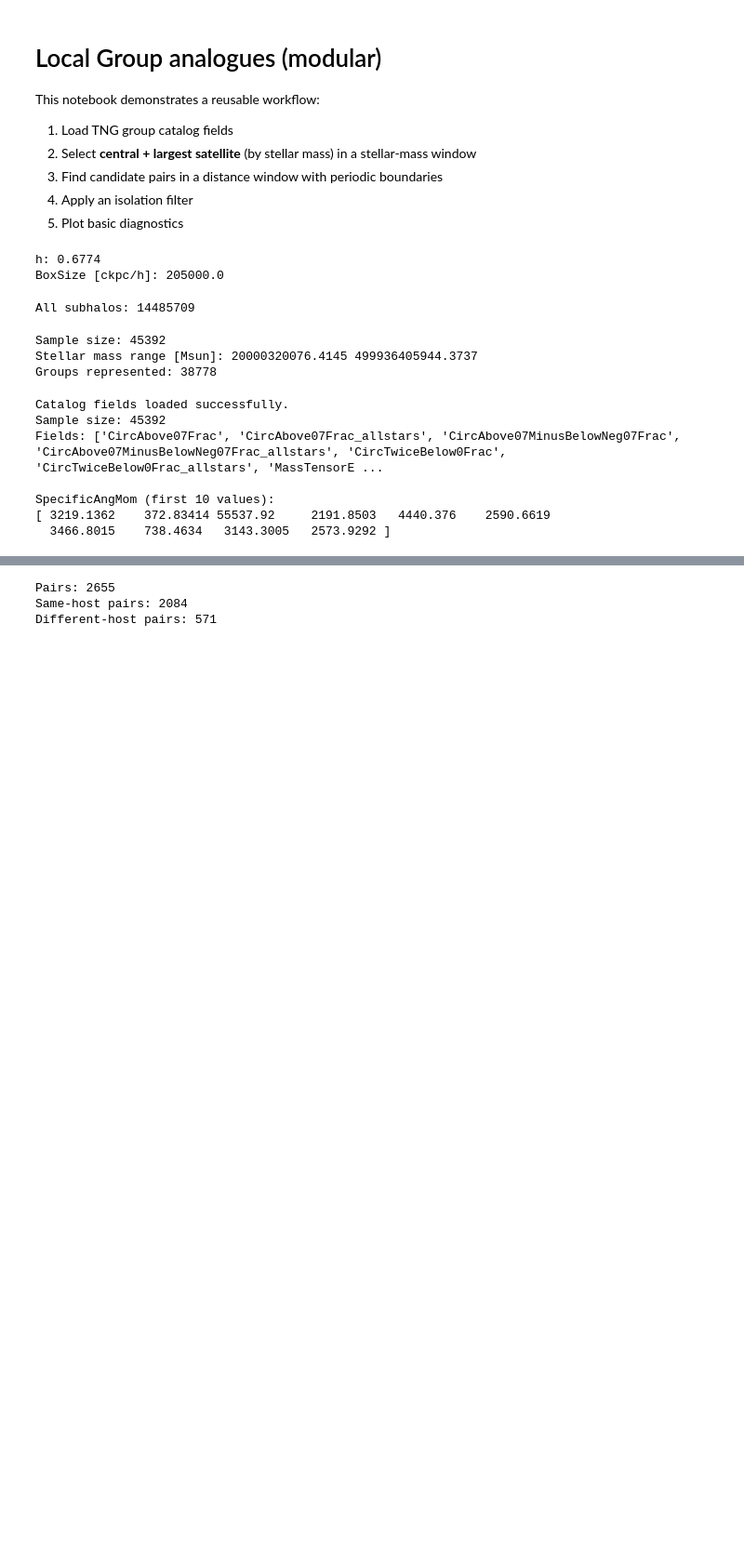
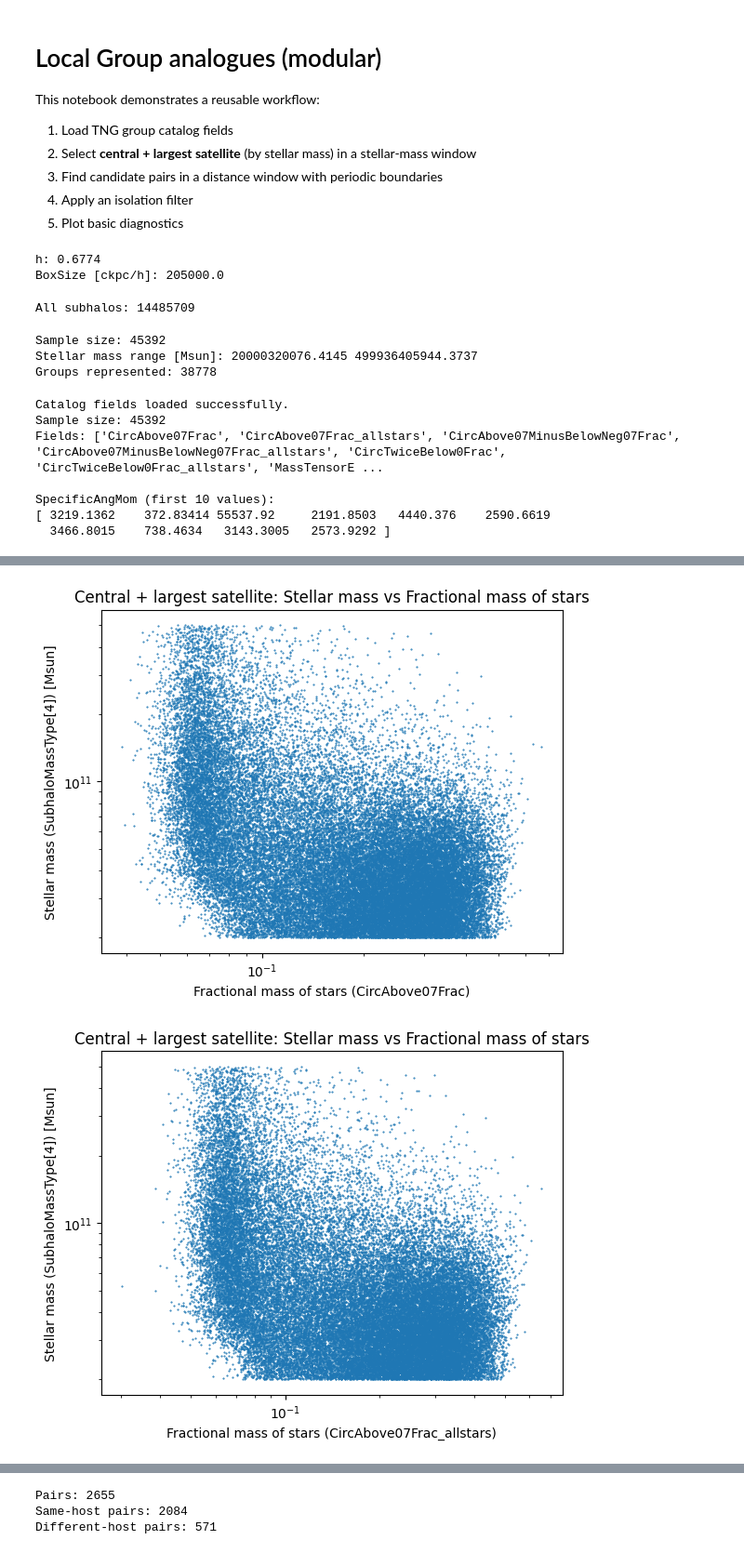
Before and after one commit to topesonen/dsp-cosmology, a Jupyter notebook: notebooks/explore_using_module_and_catalog.ipynb, the cells around one changed output, grey strips where cells are left out. Shown at 93% size. Cells and saved outputs as stored; diff of their text form; code cells hidden in the pictures; blank space fills up the shorter version.

```diff
--- a/notebooks/explore_using_module_and_catalog.ipynb
+++ b/notebooks/explore_using_module_and_catalog.ipynb
@@ -180,0 +194,66 @@ plt.show()
+# %%
+# Fractional mass of stars against total subhalo stellar mass
+
+# CircAbove07Frac
+plt.figure()
+plt.plot(catalog_data['CircAbove07Frac'], mstar, ".", markersize=1.0)
+plt.xscale("log")
+plt.yscale("log")
+plt.xlabel("Fractional mass of stars (CircAbove07Frac)")
+plt.ylabel("Stellar mass (SubhaloMassType[4]) [Msun]")
+plt.title("Central + largest satellite: Stellar mass vs Fractional mass of stars")
+plt.show()
+
+# CircAbove07Frac_allstars
+plt.figure()
+plt.plot(catalog_data['CircAbove07Frac_allstars'], mstar, ".", markersize=1.0)
+plt.xscale("log")
+plt.yscale("log")
+plt.xlabel("Fractional mass of stars (CircAbove07Frac_allstars)")
+plt.ylabel("Stellar mass (SubhaloMassType[4]) [Msun]")
+plt.title("Central + largest satellite: Stellar mass vs Fractional mass of stars")
+plt.show()
+
+# CircAbove07MinusBelowNeg07Frac
+plt.figure()
+plt.plot(catalog_data['CircAbove07MinusBelowNeg07Frac'], mstar, ".", markersize=1.0)
+plt.xscale("log")
+plt.yscale("log")
+plt.xlabel("Fractional mass of stars (CircAbove07MinusBelowNeg07Frac)")
+plt.ylabel("Stellar mass (SubhaloMassType[4]) [Msun]")
+plt.title("Central + largest satellite: Stellar mass vs Fractional mass of stars")
+plt.show()
+
+# CircAbove07MinusBelowNeg07Frac_allstars
+plt.figure()
+plt.plot(catalog_data['CircAbove07MinusBelowNeg07Frac_allstars'], mstar, ".", markersize=1.0)
+plt.xscale("log")
+plt.yscale("log")
+plt.xlabel("Fractional mass of stars (CircAbove07MinusBelowNeg07Frac_allstars)")
+plt.ylabel("Stellar mass (SubhaloMassType[4]) [Msun]")
+plt.title("Central + largest satellite: Stellar mass vs Fractional mass of stars")
+plt.show()
+
+
+# CircTwiceBelow0Frac
+plt.figure()
+plt.plot(catalog_data['CircTwiceBelow0Frac'], mstar, ".", markersize=1.0)
+plt.xscale("log")
+plt.yscale("log")
+plt.xlabel("Fractional mass of stars (CircTwiceBelow0Frac)")
+plt.ylabel("Stellar mass (SubhaloMassType[4]) [Msun]")
+plt.title("Central + largest satellite: Stellar mass vs Fractional mass of stars")
+plt.show()
+
+# CircTwiceBelow0Frac_allstars
+plt.figure()
+plt.plot(catalog_data['CircTwiceBelow0Frac_allstars'], mstar, ".", markersize=1.0)
+plt.xscale("log")
+plt.yscale("log")
+plt.xlabel("Fractional mass of stars (CircTwiceBelow0Frac_allstars)")
+plt.ylabel("Stellar mass (SubhaloMassType[4]) [Msun]")
+plt.title("Central + largest satellite: Stellar mass vs Fractional mass of stars")
+plt.show()
+# %% [output]
+[figure, added]
+[figure, added]
```
Also changed, not shown: parts of 12 cells of this notebook.
